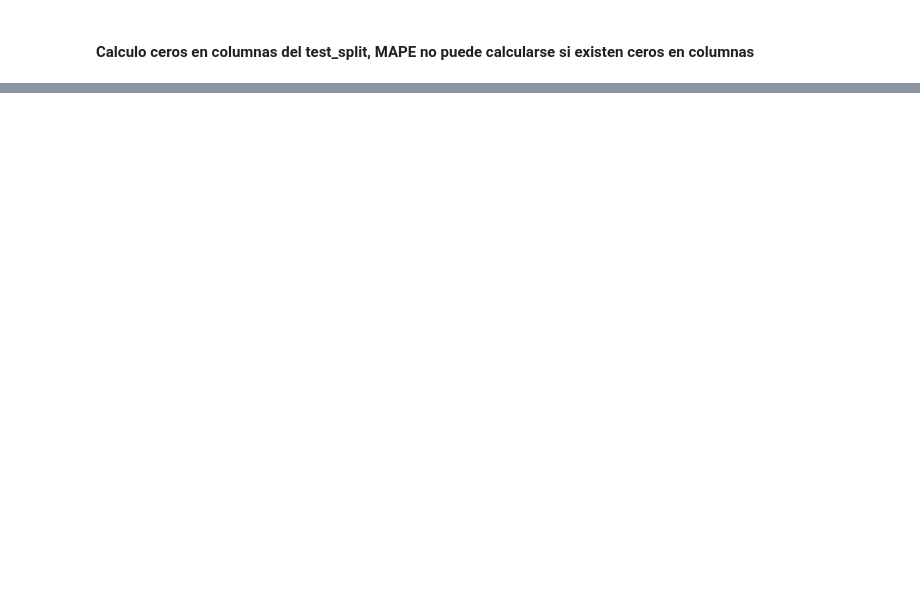
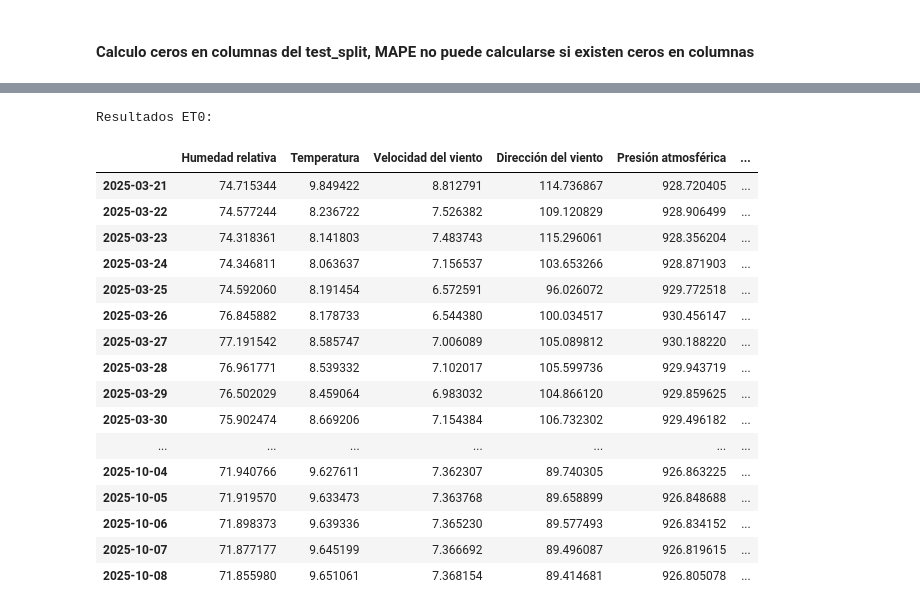
Before and after one commit to rodrigocastroviejo/Optimizacion-de-Riego-Deficitario-Controlado-en-cultivos-Le-osos-Mediante-Machine-Learning, a Jupyter notebook: model/EDA.ipynb, the cells around one changed output, grey strips where cells are left out. Cells and saved outputs as stored; diff of their text form; code cells hidden in the pictures; blank space fills up the shorter version.

```diff
--- a/model/EDA.ipynb
+++ b/model/EDA.ipynb
@@ -1364,8 +797,7 @@ Funciona bien con tus datos agrícolas
 # %% [markdown]
 #### Paso 2: División Train/Test
 # %%
-
-def dividir_series_temporales(df, test_size=0.3):
+def dividir_series_temporales(df, test_size=0.2):
     """Divide en train y test preservando orden temporal"""
 
     n_test = int(len(df) * test_size)
@@ -1379,5 +811,5 @@ def dividir_series_temporales(df, test_size=0.3):
 
     return train, test
 
-train, test = dividir_series_temporales(daily_df, test_size=0.3)
+train, test = dividir_series_temporales(daily_df, test_size=0.2)
 # %% [output]
@@ -1631,0 +968,75 @@ In general, the mean time interval between wetting events is estimated by counti
+# %%
+def calculate_et0_fao_penman_monteith(df):
+    """
+    Calcula la Evapotranspiración de Referencia (ET0) usando la ecuación FAO Penman-Monteith
+    """
+
+    # Obtener datos del dataframe
+    T = df['Temperatura']  # Temperatura media del aire [°C]
+    RH = df['Humedad relativa']  # Humedad relativa [%]
+    u2 = df['Velocidad del viento']  # Velocidad del viento a 2m [m/s]
+    P = df['Presión atmosférica'] * 0.1  # Convertir hPa a kPa
+    Rs = df['Radiación solar'] / 1e6  # Convertir J/m²/día a MJ/m²/día
+
+    # 1. PRESIÓN DE VAPOR DE SATURACIÓN (es)
+    # Fórmula: es = 0.6108 * exp(17.27 * T / (T + 237.3))
+    es = 0.6108 * np.exp(17.27 * T / (T + 237.3))
+
+    # 2. PRESIÓN DE VAPOR ACTUAL (ea)
+    # Fórmula: ea = (RH/100) * es
+    ea = es * RH / 100
+
+    # 3. PENDIENTE DE LA CURVA DE PRESIÓN DE VAPOR (Δ)
+    # Fórmula: Δ = 4098 * es / (T + 237.3)²
+    delta = 4098 * es / (T + 237.3)**2
+
+    # 4. CONSTANTE PSICROMÉTRICA (γ)
+    # Fórmula: γ = 0.665 × 10⁻³ * P
+    gamma = 0.665 * 1e-3 * P
+
+    # 5. RADIACIÓN NETA (Rn) - Simplificada
+    # Fórmula: Rn = 0.77 * Rs (asumiendo albedo 0.23)
+    Rn = (1 - 0.23) * Rs
+
+    # 6. FLUJO DE CALOR DEL SUELO (G) - Cero para periodos diarios
+    G = 0
+
+    # 7. ECUACIÓN FAO PENMAN-MONTEITH COMPLETA
+    # Fórmula:
+    # ET0 = [0.408 * Δ * (Rn - G) + γ * (900/(T + 273)) * u2 * (es - ea)] /
+    #        [Δ + γ * (1 + 0.34 * u2)]
+
+    numerador = (0.408 * delta * (Rn - G) +
+                gamma * (900 / (T + 273)) * u2 * (es - ea))
+
+    denominador = delta + gamma * (1 + 0.34 * u2)
+
+    et0 = numerador / denominador
+
+    return et0
+
+# Aplicar al dataframe
+pronostico_sarimax['ET0'] = calculate_et0_fao_penman_monteith(pronostico_sarimax)
+
+# Mostrar resultados
+print("Resultados ET0:")
+display(pronostico_var)
+# %% [output]
+Resultados ET0:
+|  | Humedad relativa | Temperatura | Velocidad del viento | Dirección del viento | Presión atmosférica | ... |
+| 2025-03-21 | 74.715344 | 9.849422 | 8.812791 | 114.736867 | 928.720405 | ... |
+| 2025-03-22 | 74.577244 | 8.236722 | 7.526382 | 109.120829 | 928.906499 | ... |
+| 2025-03-23 | 74.318361 | 8.141803 | 7.483743 | 115.296061 | 928.356204 | ... |
+| 2025-03-24 | 74.346811 | 8.063637 | 7.156537 | 103.653266 | 928.871903 | ... |
+| 2025-03-25 | 74.592060 | 8.191454 | 6.572591 | 96.026072 | 929.772518 | ... |
+| 2025-03-26 | 76.845882 | 8.178733 | 6.544380 | 100.034517 | 930.456147 | ... |
+| 2025-03-27 | 77.191542 | 8.585747 | 7.006089 | 105.089812 | 930.188220 | ... |
+| 2025-03-28 | 76.961771 | 8.539332 | 7.102017 | 105.599736 | 929.943719 | ... |
+| 2025-03-29 | 76.502029 | 8.459064 | 6.983032 | 104.866120 | 929.859625 | ... |
+| 2025-03-30 | 75.902474 | 8.669206 | 7.154384 | 106.732302 | 929.496182 | ... |
+| ... | ... | ... | ... | ... | ... | ... |
+| 2025-10-04 | 71.940766 | 9.627611 | 7.362307 | 89.740305 | 926.863225 | ... |
+| 2025-10-05 | 71.919570 | 9.633473 | 7.363768 | 89.658899 | 926.848688 | ... |
+| 2025-10-06 | 71.898373 | 9.639336 | 7.365230 | 89.577493 | 926.834152 | ... |
+| 2025-10-07 | 71.877177 | 9.645199 | 7.366692 | 89.496087 | 926.819615 | ... |
+| 2025-10-08 | 71.855980 | 9.651061 | 7.368154 | 89.414681 | 926.805078 | ... |
```
Also changed, not shown: parts of 84 cells of this notebook.
